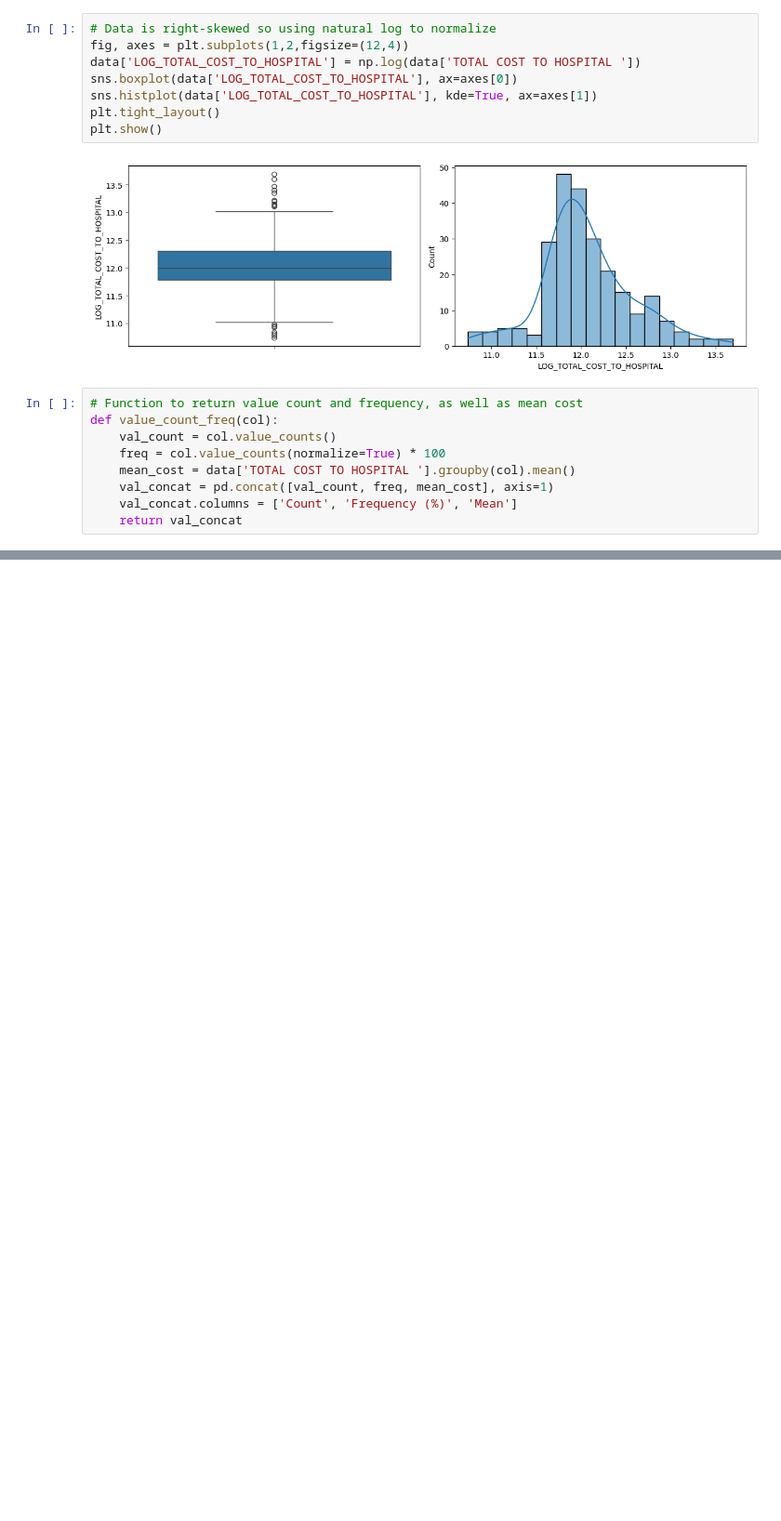
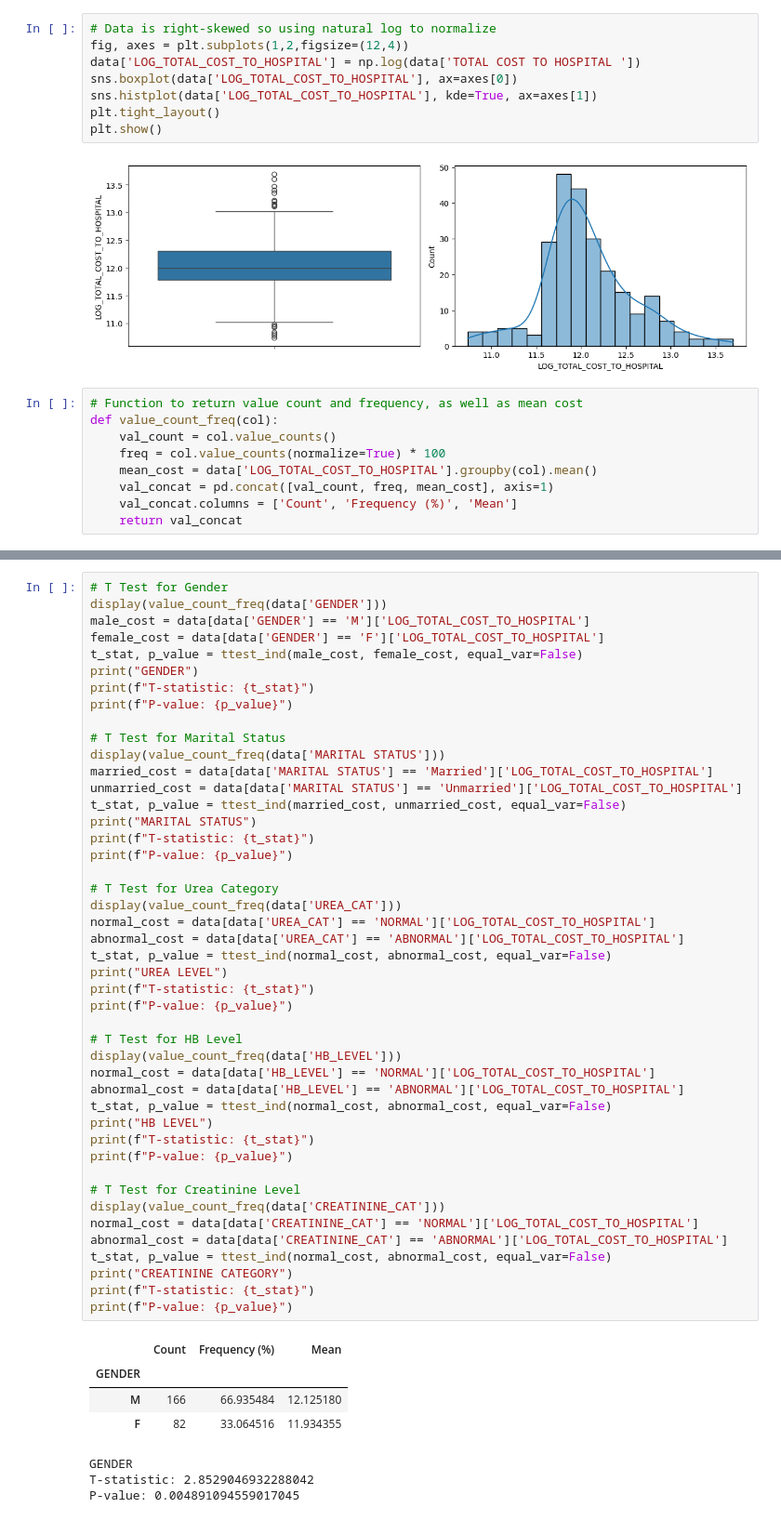
Before and after one commit to lmills724/Package-Pricing-Mission-Hospital-Project, a Jupyter notebook: pricing-predictions.ipynb, the cells around one changed output, grey strips where cells are left out. Shown at 93% size. Cells and saved outputs as stored; diff of their text form; blank space fills up the shorter version.

```diff
--- a/pricing-predictions.ipynb
+++ b/pricing-predictions.ipynb
@@ -125,7 +126,7 @@ plt.show()
 def value_count_freq(col):
     val_count = col.value_counts()
     freq = col.value_counts(normalize=True) * 100
-    mean_cost = data['TOTAL COST TO HOSPITAL '].groupby(col).mean()
+    mean_cost = data['LOG_TOTAL_COST_TO_HOSPITAL'].groupby(col).mean()
     val_concat = pd.concat([val_count, freq, mean_cost], axis=1)
     val_concat.columns = ['Count', 'Frequency (%)', 'Mean']
     return val_concat
@@ -215,0 +137,53 @@ P-value: 0.4353859123926177
+# %%
+# T Test for Gender
+display(value_count_freq(data['GENDER']))
+male_cost = data[data['GENDER'] == 'M']['LOG_TOTAL_COST_TO_HOSPITAL']
+female_cost = data[data['GENDER'] == 'F']['LOG_TOTAL_COST_TO_HOSPITAL']
+t_stat, p_value = ttest_ind(male_cost, female_cost, equal_var=False)
+print("GENDER")
+print(f"T-statistic: {t_stat}")
+print(f"P-value: {p_value}")
+
+# T Test for Marital Status
+display(value_count_freq(data['MARITAL STATUS']))
+married_cost = data[data['MARITAL STATUS'] == 'Married']['LOG_TOTAL_COST_TO_HOSPITAL']
+unmarried_cost = data[data['MARITAL STATUS'] == 'Unmarried']['LOG_TOTAL_COST_TO_HOSPITAL']
+t_stat, p_value = ttest_ind(married_cost, unmarried_cost, equal_var=False)
+print("MARITAL STATUS")
+print(f"T-statistic: {t_stat}")
+print(f"P-value: {p_value}")
+
+# T Test for Urea Category
+display(value_count_freq(data['UREA_CAT']))
+normal_cost = data[data['UREA_CAT'] == 'NORMAL']['LOG_TOTAL_COST_TO_HOSPITAL']
+abnormal_cost = data[data['UREA_CAT'] == 'ABNORMAL']['LOG_TOTAL_COST_TO_HOSPITAL']
+t_stat, p_value = ttest_ind(normal_cost, abnormal_cost, equal_var=False)
+print("UREA LEVEL")
+print(f"T-statistic: {t_stat}")
+print(f"P-value: {p_value}")
+
+# T Test for HB Level
+display(value_count_freq(data['HB_LEVEL']))
+normal_cost = data[data['HB_LEVEL'] == 'NORMAL']['LOG_TOTAL_COST_TO_HOSPITAL']
+abnormal_cost = data[data['HB_LEVEL'] == 'ABNORMAL']['LOG_TOTAL_COST_TO_HOSPITAL']
+t_stat, p_value = ttest_ind(normal_cost, abnormal_cost, equal_var=False)
+print("HB LEVEL")
+print(f"T-statistic: {t_stat}")
+print(f"P-value: {p_value}")
+
+# T Test for Creatinine Level
+display(value_count_freq(data['CREATININE_CAT']))
+normal_cost = data[data['CREATININE_CAT'] == 'NORMAL']['LOG_TOTAL_COST_TO_HOSPITAL']
+abnormal_cost = data[data['CREATININE_CAT'] == 'ABNORMAL']['LOG_TOTAL_COST_TO_HOSPITAL']
+t_stat, p_value = ttest_ind(normal_cost, abnormal_cost, equal_var=False)
+print("CREATININE CATEGORY")
+print(f"T-statistic: {t_stat}")
+print(f"P-value: {p_value}")
+# %% [output]
+|  | Count | Frequency (%) | Mean |
+| GENDER |  |  |  |
+| M | 166 | 66.935484 | 12.125180 |
+| F | 82 | 33.064516 | 11.934355 |
+GENDER
+T-statistic: 2.8529046932288042
+P-value: 0.004891094559017045
```
Also changed, not shown: parts of 12 cells of this notebook.
